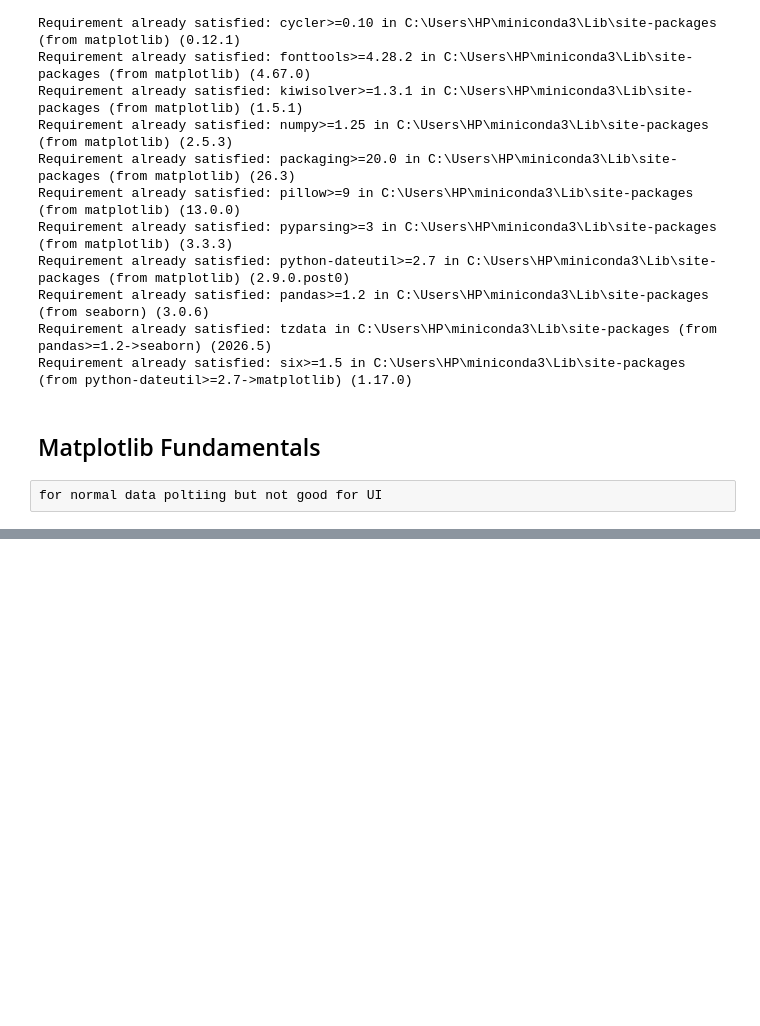
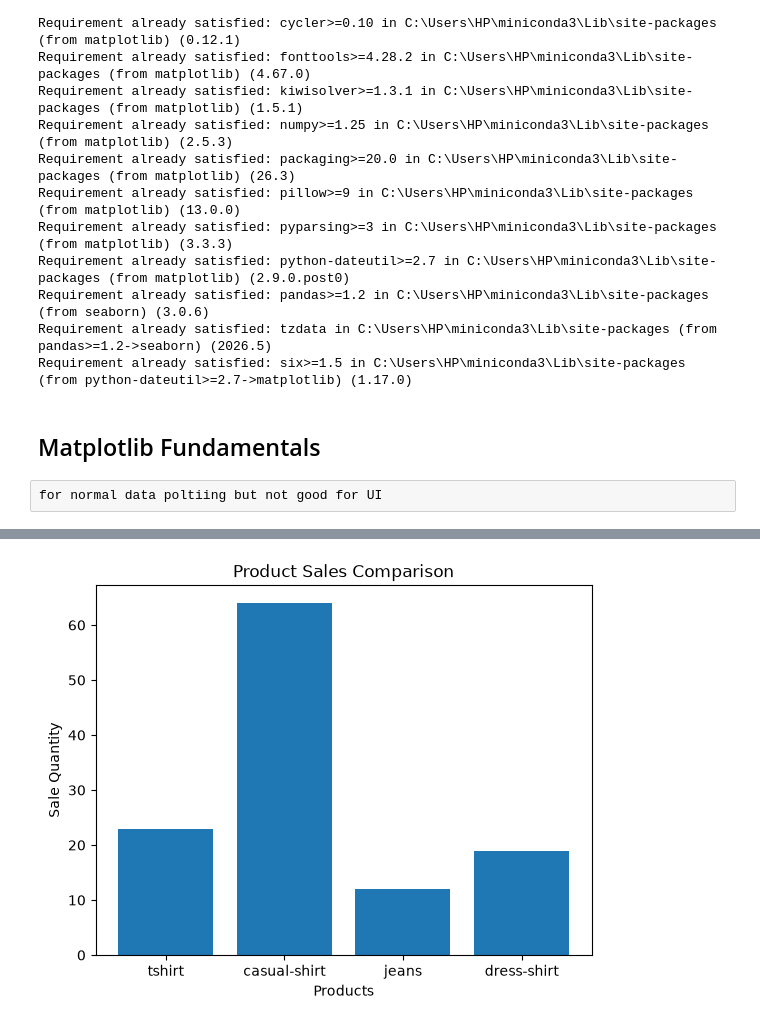
Before and after one commit to broadpeak321/Lecture11-EDA-Data_Visulization-and-Presentation, a Jupyter notebook: Lecture11EDAvisulization.ipynb, the cells around one changed output, grey strips where cells are left out. Drawn from its saved outputs; the diff is of its cells as text; code cells hidden in the pictures; blank space fills up the shorter version.

```diff
--- a/Lecture11EDAvisulization.ipynb
+++ b/Lecture11EDAvisulization.ipynb
@@ -38,0 +41,12 @@ plt.show()
+# %%
+#product sale ratio
+product = ['tshirt', 'casual-shirt', 'jeans', 'dress-shirt']   # (cat) Quantitaive nominal
+sales = [23, 64, 12, 19]   #value   (qualitative discrete)
+# %%
+plt.bar(product,sales)
+plt.xlabel('Products')
+plt.ylabel('Sale Quantity')
+plt.title('Product Sales Comparison')
+plt.show()
+# %% [output]
+[figure, added]
```
Also changed, not shown: parts of 5 cells of this notebook.
